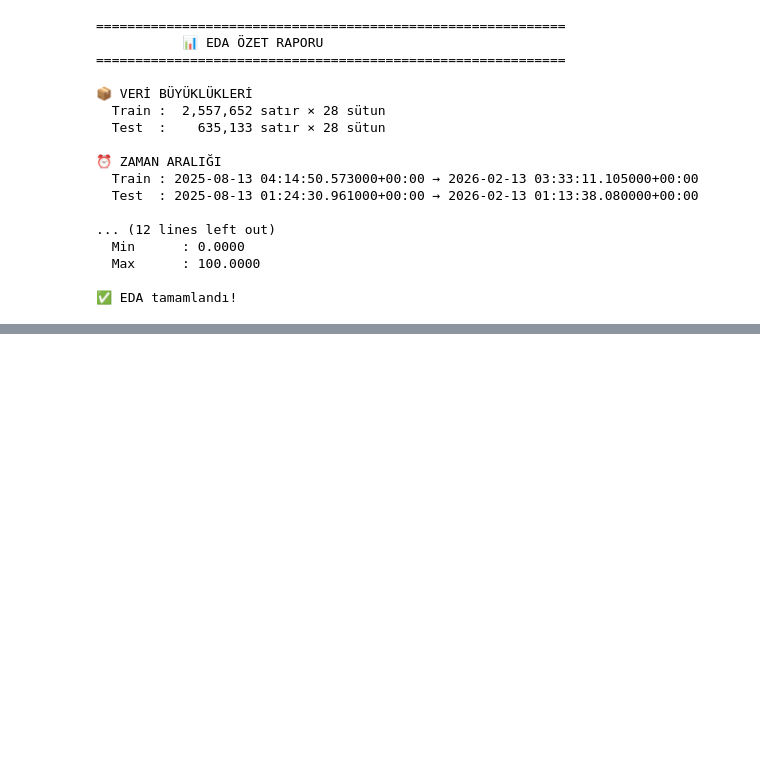
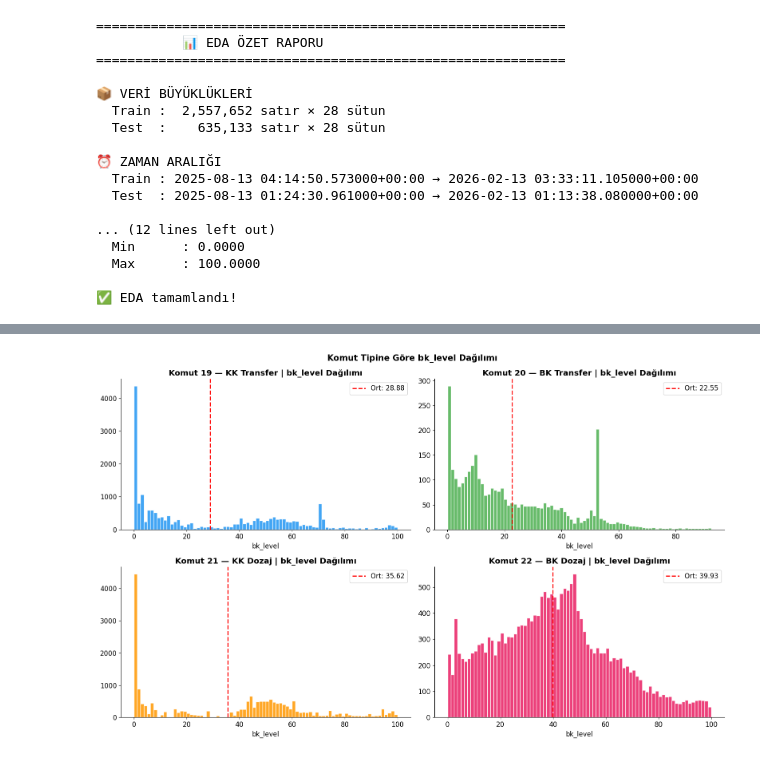
Before and after one commit to TahaSoylu44/Hacettepe-Datathon-26, a Jupyter notebook: aiclubdatathon-26/eda_analysis.ipynb, the cells around one changed output, grey strips where cells are left out. Saved outputs shown, nothing was run; the diff lists cells and outputs as text; code cells hidden in the pictures; blank space fills up the shorter version.

```diff
--- a/aiclubdatathon-26/eda_analysis.ipynb
+++ b/aiclubdatathon-26/eda_analysis.ipynb
@@ -709,0 +746,21 @@ print('\n✅ EDA tamamlandı!')
+# %%
+# bk_level dağılımı komut tipine göre
+fig, axes = plt.subplots(2, 2, figsize=(16, 10))
+axes = axes.flatten()
+for i, cmd in enumerate(sorted(train['commandno'].unique())):
+    ax = axes[i]
+    subset = train[train['commandno']==cmd]['bk_level'].dropna()
+    subset = subset[subset > 0]  # sıfır satırları çıkar
+    ax.hist(subset.sample(min(20000, len(subset)), random_state=42),
+            bins=80, color=CMD_COLORS.get(cmd,'gray'), alpha=0.85, edgecolor='white')
+    ax.axvline(subset.mean(), color='red', linestyle='--', linewidth=2,
+               label=f'Ort: {subset.mean():.2f}')
+    ax.set_title(f'Komut {cmd} — {CMD_NAMES.get(cmd,"?")} | bk_level Dağılımı', fontweight='bold')
+    ax.set_xlabel('bk_level')
+    ax.legend()
+plt.suptitle('Komut Tipine Göre bk_level Dağılımı', fontsize=15, fontweight='bold')
+plt.tight_layout()
+plt.savefig('bklevel_by_command.png', dpi=120, bbox_inches='tight')
+plt.show()
+# %% [output]
+[figure, added]
```
Also changed, not shown: parts of 17 cells of this notebook, 12 other files.
